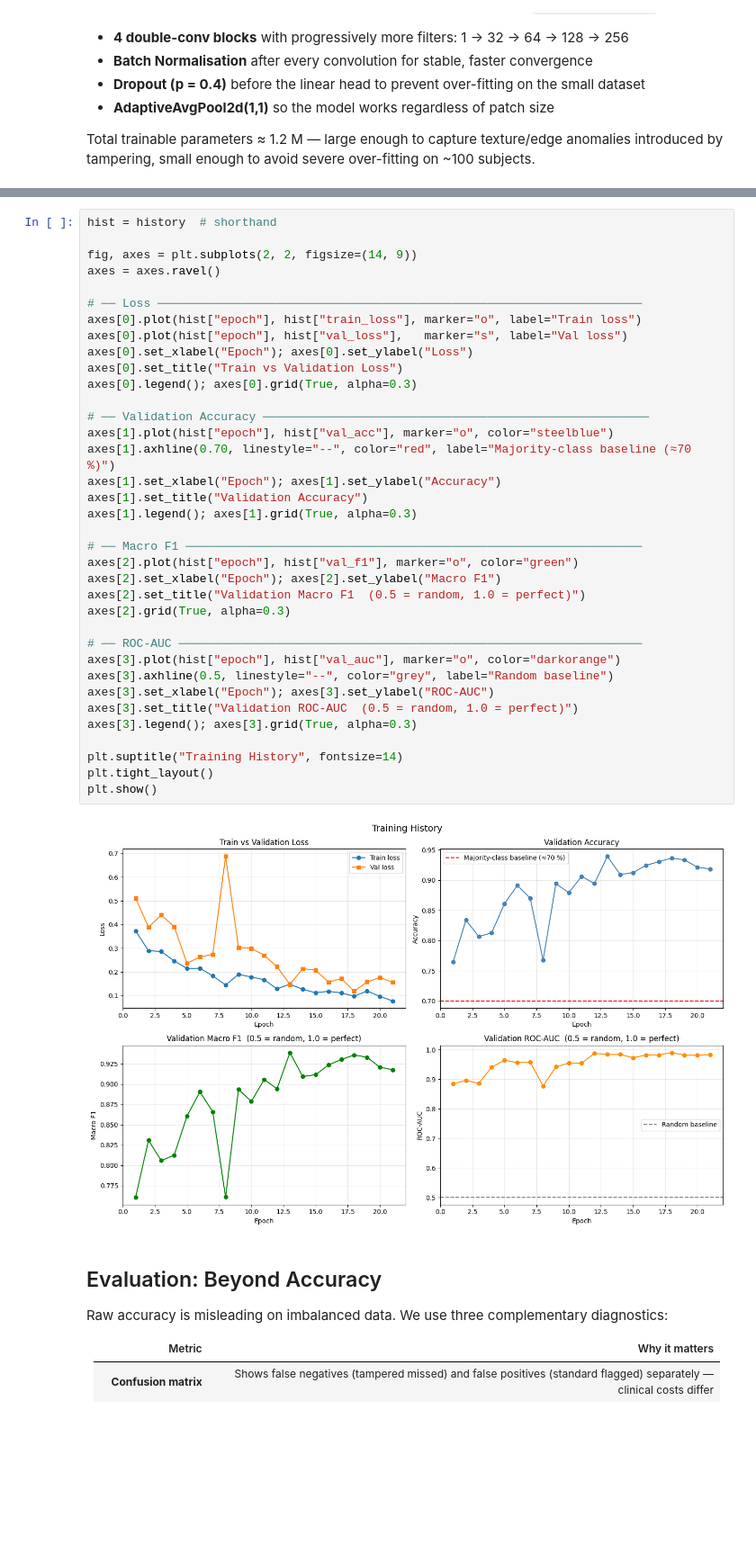
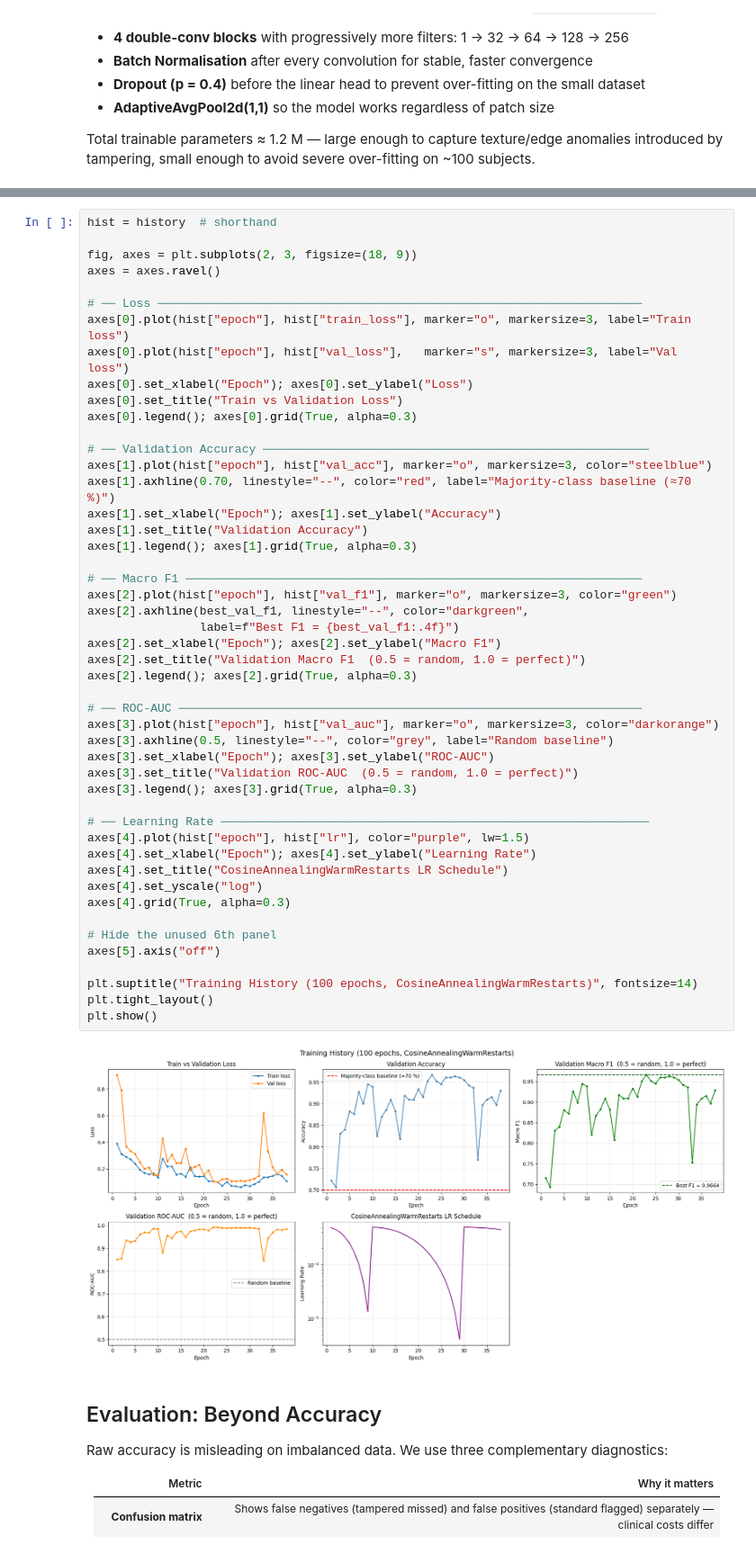
Before and after one commit to billhan5732/CS172B_Project, a Jupyter notebook: src/nick_data_improvements.ipynb, the cells around one changed output, grey strips where cells are left out. Shown at 90% size. Cells and saved outputs as stored; diff of their text form; blank space fills up the shorter version.

```diff
--- a/src/nick_data_improvements.ipynb
+++ b/src/nick_data_improvements.ipynb
@@ -980,41 +1018,53 @@ Restored best model weights (val F1=0.9386)
 # %%
 hist = history  # shorthand
 
-fig, axes = plt.subplots(2, 2, figsize=(14, 9))
+fig, axes = plt.subplots(2, 3, figsize=(18, 9))
 axes = axes.ravel()
 
 # ── Loss ─────────────────────────────────────────────────────────────────────
-axes[0].plot(hist["epoch"], hist["train_loss"], marker="o", label="Train loss")
-axes[0].plot(hist["epoch"], hist["val_loss"],   marker="s", label="Val loss")
+axes[0].plot(hist["epoch"], hist["train_loss"], marker="o", markersize=3, label="Train loss")
+axes[0].plot(hist["epoch"], hist["val_loss"],   marker="s", markersize=3, label="Val loss")
 axes[0].set_xlabel("Epoch"); axes[0].set_ylabel("Loss")
 axes[0].set_title("Train vs Validation Loss")
 axes[0].legend(); axes[0].grid(True, alpha=0.3)
 
 # ── Validation Accuracy ───────────────────────────────────────────────────────
-axes[1].plot(hist["epoch"], hist["val_acc"], marker="o", color="steelblue")
+axes[1].plot(hist["epoch"], hist["val_acc"], marker="o", markersize=3, color="steelblue")
 axes[1].axhline(0.70, linestyle="--", color="red", label="Majority-class baseline (≈70 %)")
 axes[1].set_xlabel("Epoch"); axes[1].set_ylabel("Accuracy")
 axes[1].set_title("Validation Accuracy")
 axes[1].legend(); axes[1].grid(True, alpha=0.3)
 
 # ── Macro F1 ─────────────────────────────────────────────────────────────────
-axes[2].plot(hist["epoch"], hist["val_f1"], marker="o", color="green")
+axes[2].plot(hist["epoch"], hist["val_f1"], marker="o", markersize=3, color="green")
+axes[2].axhline(best_val_f1, linestyle="--", color="darkgreen",
+                label=f"Best F1 = {best_val_f1:.4f}")
 axes[2].set_xlabel("Epoch"); axes[2].set_ylabel("Macro F1")
 axes[2].set_title("Validation Macro F1  (0.5 = random, 1.0 = perfect)")
-axes[2].grid(True, alpha=0.3)
+axes[2].legend(); axes[2].grid(True, alpha=0.3)
 
 # ── ROC-AUC ──────────────────────────────────────────────────────────────────
-axes[3].plot(hist["epoch"], hist["val_auc"], marker="o", color="darkorange")
+axes[3].plot(hist["epoch"], hist["val_auc"], marker="o", markersize=3, color="darkorange")
 axes[3].axhline(0.5, linestyle="--", color="grey", label="Random baseline")
 axes[3].set_xlabel("Epoch"); axes[3].set_ylabel("ROC-AUC")
 axes[3].set_title("Validation ROC-AUC  (0.5 = random, 1.0 = perfect)")
 axes[3].legend(); axes[3].grid(True, alpha=0.3)
 
-plt.suptitle("Training History", fontsize=14)
+# ── Learning Rate ─────────────────────────────────────────────────────────────
+axes[4].plot(hist["epoch"], hist["lr"], color="purple", lw=1.5)
+axes[4].set_xlabel("Epoch"); axes[4].set_ylabel("Learning Rate")
+axes[4].set_title("CosineAnnealingWarmRestarts LR Schedule")
+axes[4].set_yscale("log")
+axes[4].grid(True, alpha=0.3)
+
+# Hide the unused 6th panel
+axes[5].axis("off")
+
+plt.suptitle("Training History (100 epochs, CosineAnnealingWarmRestarts)", fontsize=14)
 plt.tight_layout()
 plt.show()
 # %% [output]
-[figure, old version]
+[figure, new version]
 # %% [markdown]
 ## Evaluation: Beyond Accuracy
 
```
Also changed, not shown: parts of 8 cells of this notebook, 1 other file.
